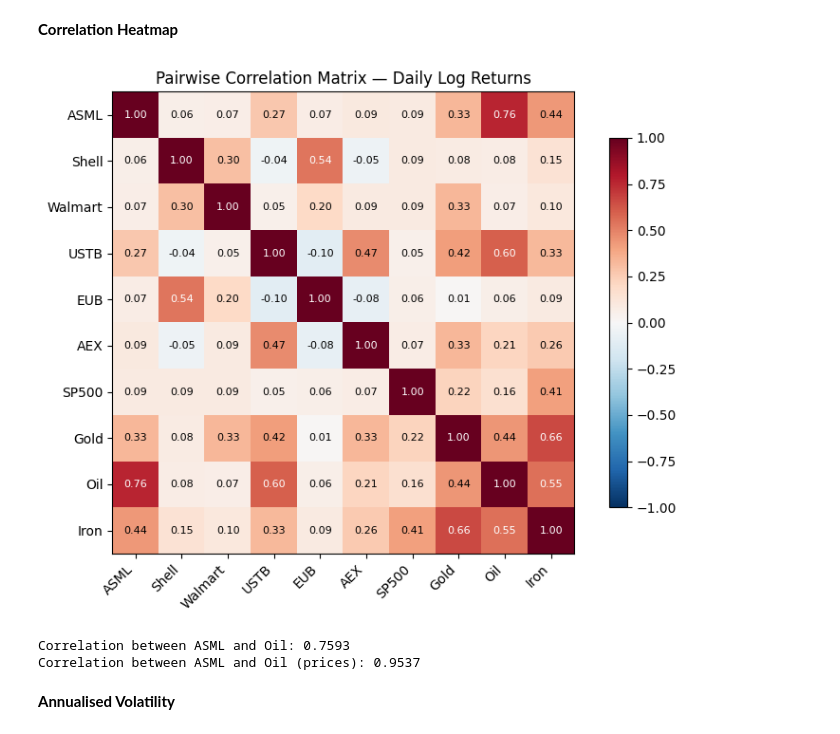
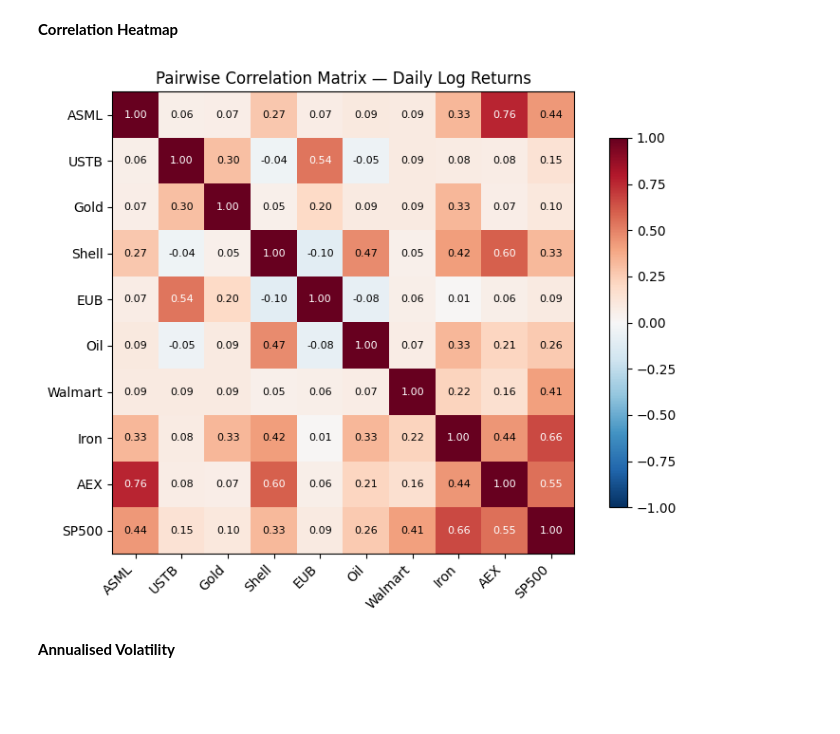
Before and after one commit to siddharthyashkukreja-cloud/QFRM_Assignments, a Jupyter notebook: Assignment_3/analysis.ipynb, the cells around one changed output. Saved outputs shown, nothing was run; the diff lists cells and outputs as text; code cells hidden in the pictures; blank space fills up the shorter version.

```diff
--- a/Assignment_3/analysis.ipynb
+++ b/Assignment_3/analysis.ipynb
@@ -16,8 +16,9 @@ import pandas as pd
 import yfinance as yf
 import matplotlib.pyplot as plt
 import itertools
+import matplotlib.patches as mpatches
 
-# --- Asset universe: 3 stocks | 2 bond ETFs | 2 indices | 3 commodity ETFs ---
+#  Asset universe: 3 stocks | 2 bond ETFs | 2 indices | 3 commodity ETFs
 assets = {
     # Stocks (large-cap, different sectors)
     "ASML":    "ASML.AS",    # Tech/semis
@@ -46,7 +47,7 @@ raw = yf.download(tickers, start="2017-01-01", end="2026-04-30",
 print(raw.head())
 
 ticker_to_name = {v: k for k, v in assets.items()}
-raw.columns = names   # rename to readable labels
+raw = raw.rename(columns=ticker_to_name)
 
 # Drop any rows with more than 3 NaN (aligns all series to common trading days)
 print(f"\nRaw NaN counts:\n{raw.isnull().sum().to_string()}")
@@ -104,30 +106,22 @@ __Correlation Heatmap__
 # %%
 
 corr = returns.corr()
 
 fig, ax = plt.subplots(figsize=(8, 6))
 im = ax.imshow(corr.values, cmap="RdBu_r", vmin=-1, vmax=1)
 ax.set(xticks=range(len(corr)), xticklabels=corr.columns,
        yticks=range(len(corr)), yticklabels=corr.columns,
        title="Pairwise Correlation Matrix — Daily Log Returns")
 for i in range(len(corr)):
     for j in range(len(corr)):
         ax.text(j, i, f"{corr.iloc[i,j]:.2f}", ha="center", va="center",
                 fontsize=8, color="white" if abs(corr.iloc[i,j]) > 0.5 else "black")
 plt.colorbar(im, ax=ax, shrink=0.8)
 plt.xticks(rotation=45, ha="right")
 plt.tight_layout()
 plt.show()
-
-# Sanity Check: ASML and Oil correlation
-print(f"Correlation between ASML and Oil: {corr.loc['ASML', 'Oil']:.4f}")
-# Corrleation in prices
-price_corr = prices_clean.corr()
-print(f"Correlation between ASML and Oil (prices): {price_corr.loc['ASML', 'Oil']:.4f}")
 # %% [output]
-[figure, old version]
+[figure, new version]
-Correlation between ASML and Oil: 0.7593
-Correlation between ASML and Oil (prices): 0.9537
 # %% [markdown]
 __Annualised Volatility__
 # %%
```
Also changed, not shown: parts of 7 cells of this notebook.
